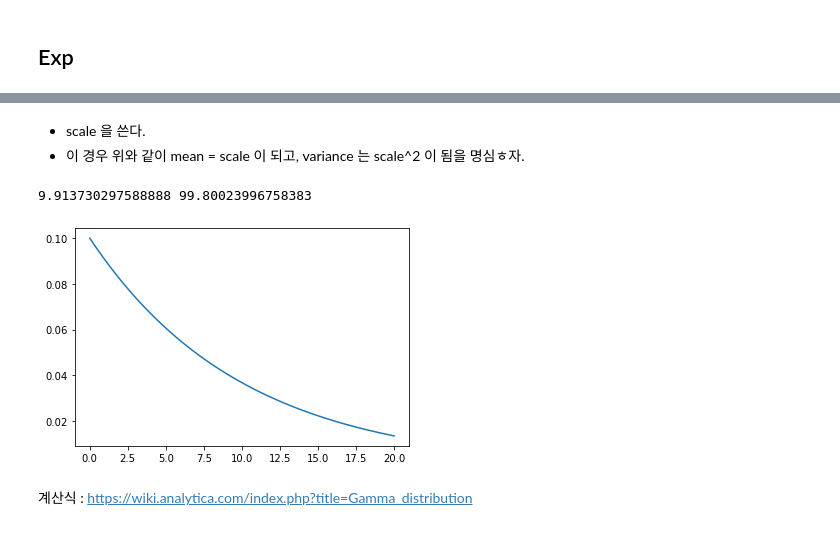
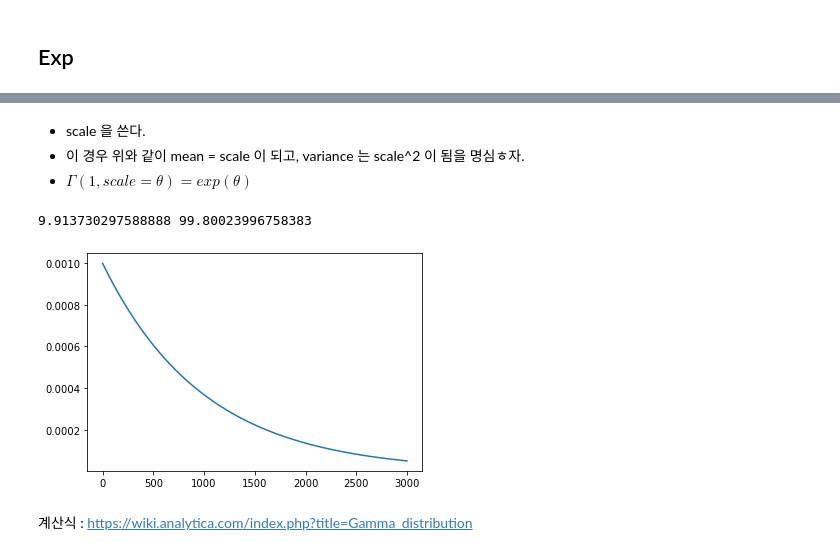
Before and after one commit to hana-dool/Data_Analysis, a Jupyter notebook: 2. Bayesian Model.ipynb, the cells around one changed output, grey strips where cells are left out. Cells and saved outputs as stored; diff of their text form; code cells hidden in the pictures.

```diff
--- a/2. Bayesian Model.ipynb
+++ b/2. Bayesian Model.ipynb
@@ -121,6 +126,7 @@ sample = scipy.stats.invgamma.rvs(a = 2,
 # %% [markdown]
 - scale 을 쓴다.
 - 이 경우 위와 같이 mean = scale 이 되고, variance 는 scale^2 이 됨을 명심ㅎ자.
+- $\Gamma(1,scale = \theta) = exp(\theta)$
 # %%
 sample = scipy.stats.expon.rvs(scale = 10,
                                size = 10000
@@ -130,12 +136,13 @@ print(np.mean(sample),np.var(sample))
 # %% [output]
 9.913730297588888 99.80023996758383
 # %%
+scale = 1000
 import matplotlib.pyplot as plt
-x = np.arange(0.01, 20, 0.01) # 범위 정하기
-y = st.expon.pdf(x,scale=10) # 평균이 10인 Exp Generating
+x = np.arange(0.01, scale*3 , scale/1000) # 범위 정하기
+y = st.expon.pdf(x,scale=scale) # 평균이 10인 Exp Generating
 plt.plot(x, y) ;
 # %% [output]
-[figure, old version]
+[figure, new version]
 # %%
 mean , sd = ( 10 , 6 ) # 평균 , 표준편차
 a, scale = (mean**2 / sd **2, sd**2 / mean) ; (a,scale)
```
Also changed, not shown: parts of 2 cells of this notebook.
